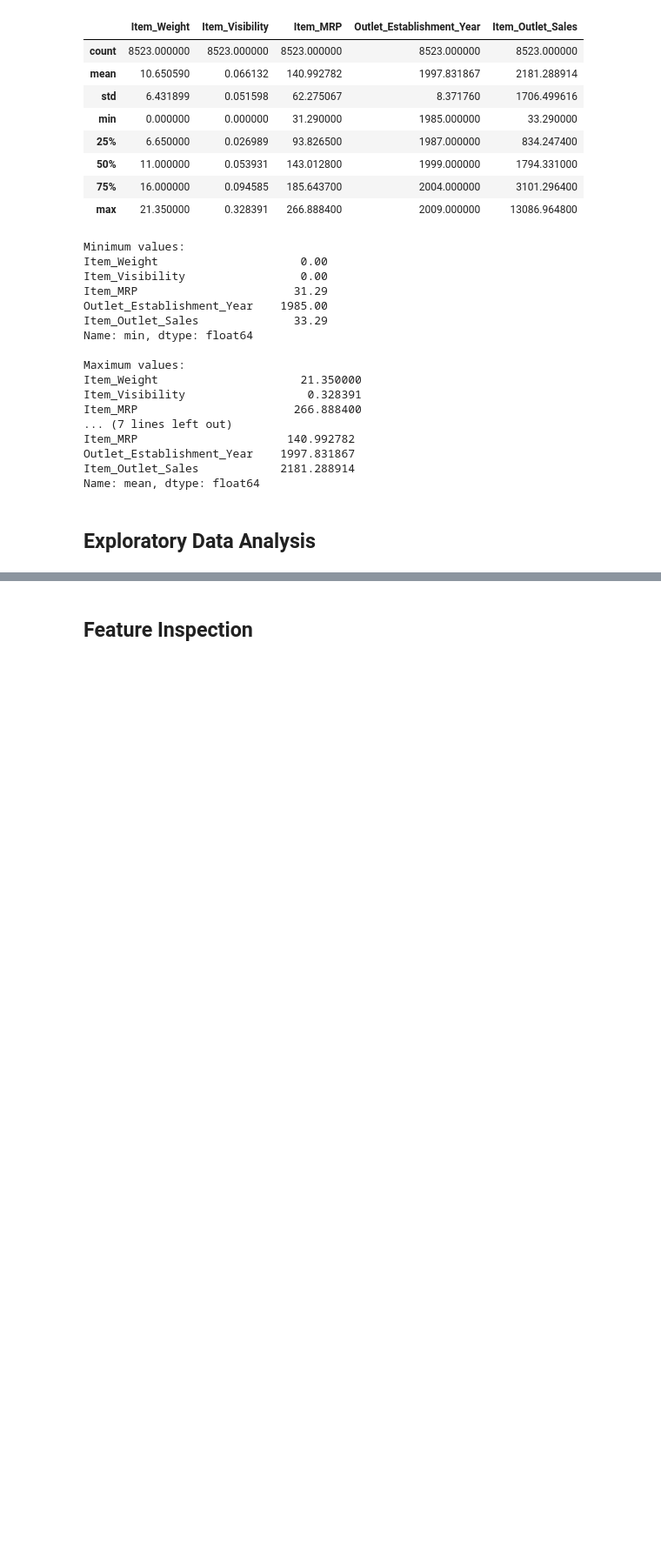
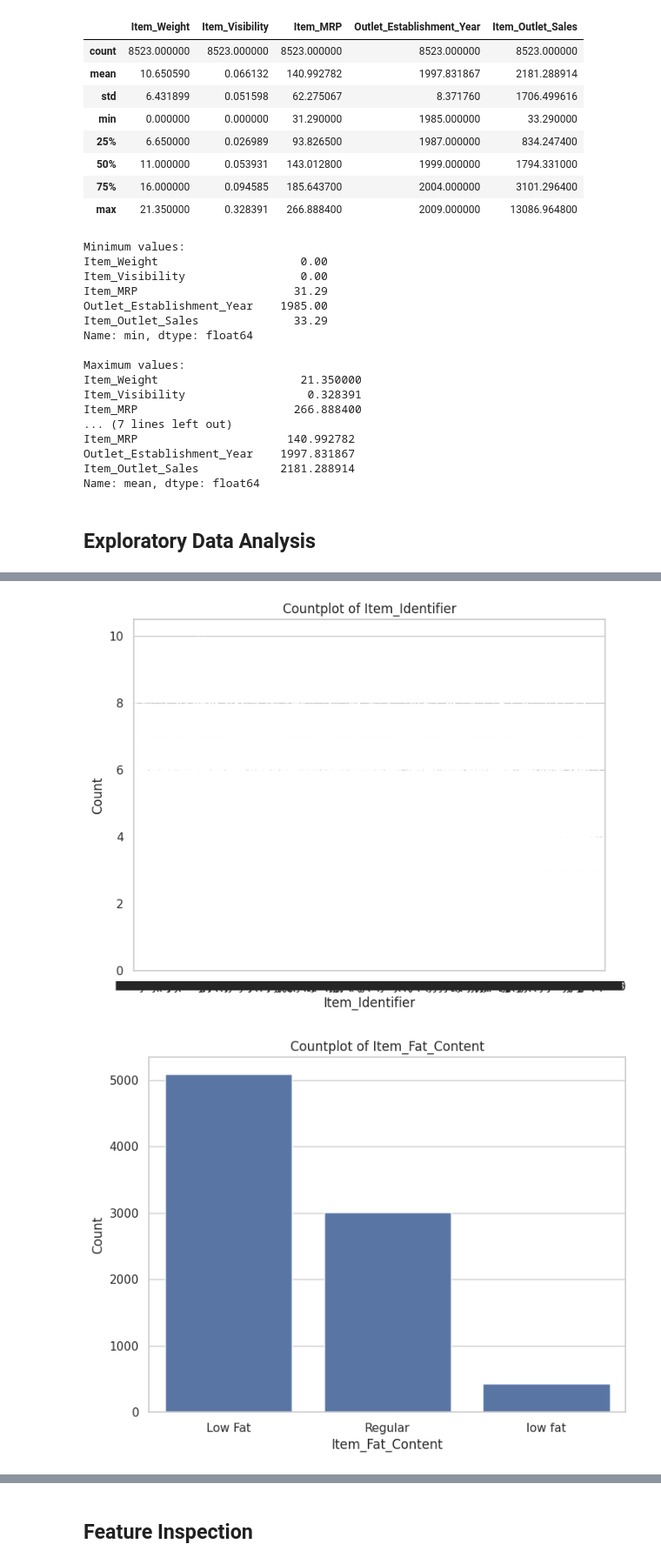
Before and after one commit to idrissliouane/Prediction-of-Product-Sales, a Jupyter notebook: Prediction_of_Product_Sales.ipynb, the cells around one changed output, grey strips where cells are left out. Shown: that part at 87% size. Drawn from its saved outputs; the diff is of its cells as text; code cells hidden in the pictures; blank space fills up the shorter version.

```diff
--- a/Prediction_of_Product_Sales.ipynb
+++ b/Prediction_of_Product_Sales.ipynb
@@ -247,0 +316,13 @@ Name: mean, dtype: float64
+# %%
+categorical_features = df.select_dtypes(object).columns.tolist()
+# Create countplots for each categorical feature
+for feature in categorical_features:
+    plt.figure(figsize=(8, 6))
+    sns.countplot(x=feature, data=df)
+    plt.xlabel(feature)
+    plt.ylabel('Count')
+    plt.title(f'Countplot of {feature}')
+    plt.show()
+# %% [output]
+[figure, added]
+[figure, added]
```
Also changed, not shown: parts of 7 cells of this notebook.
